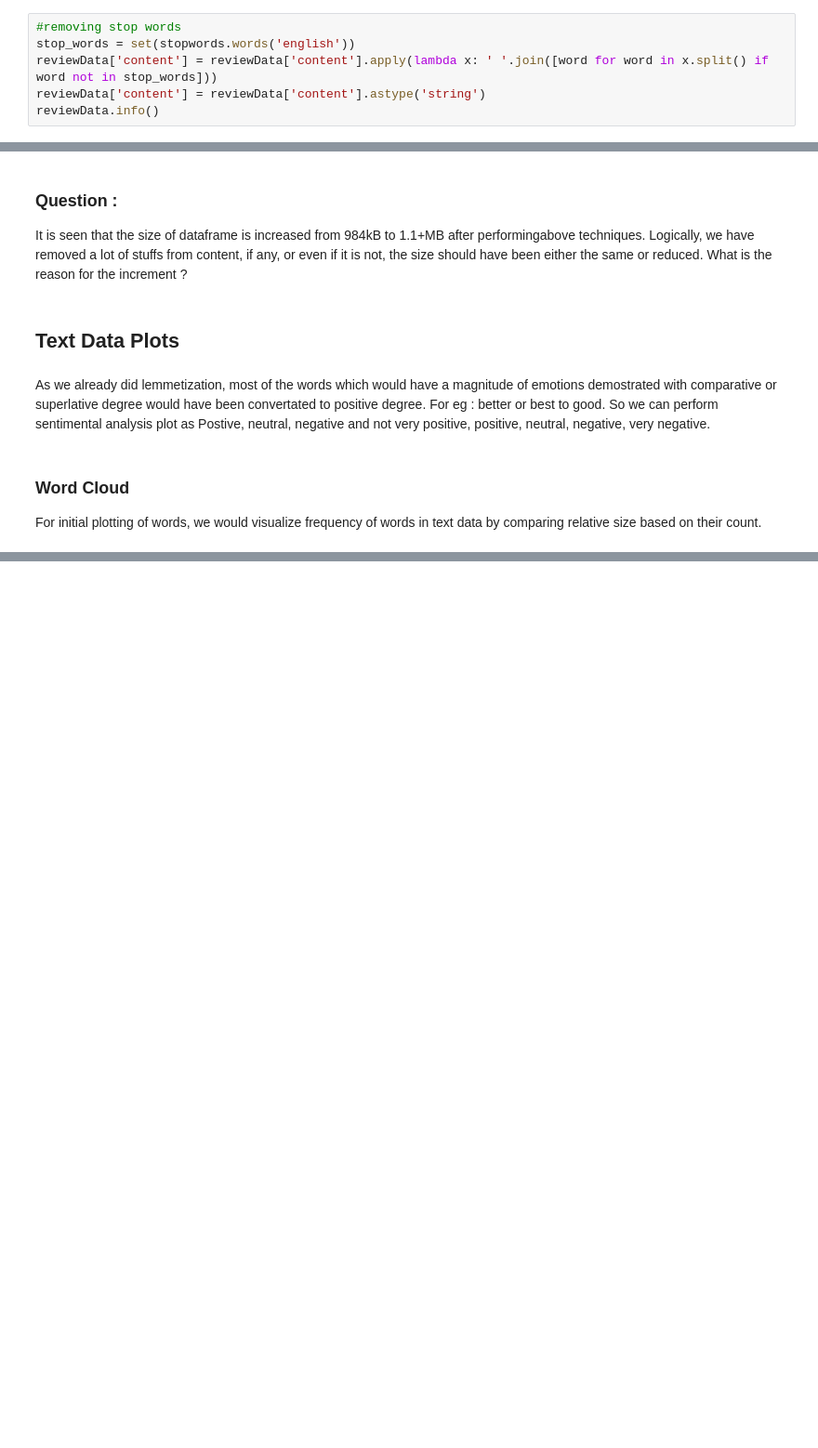
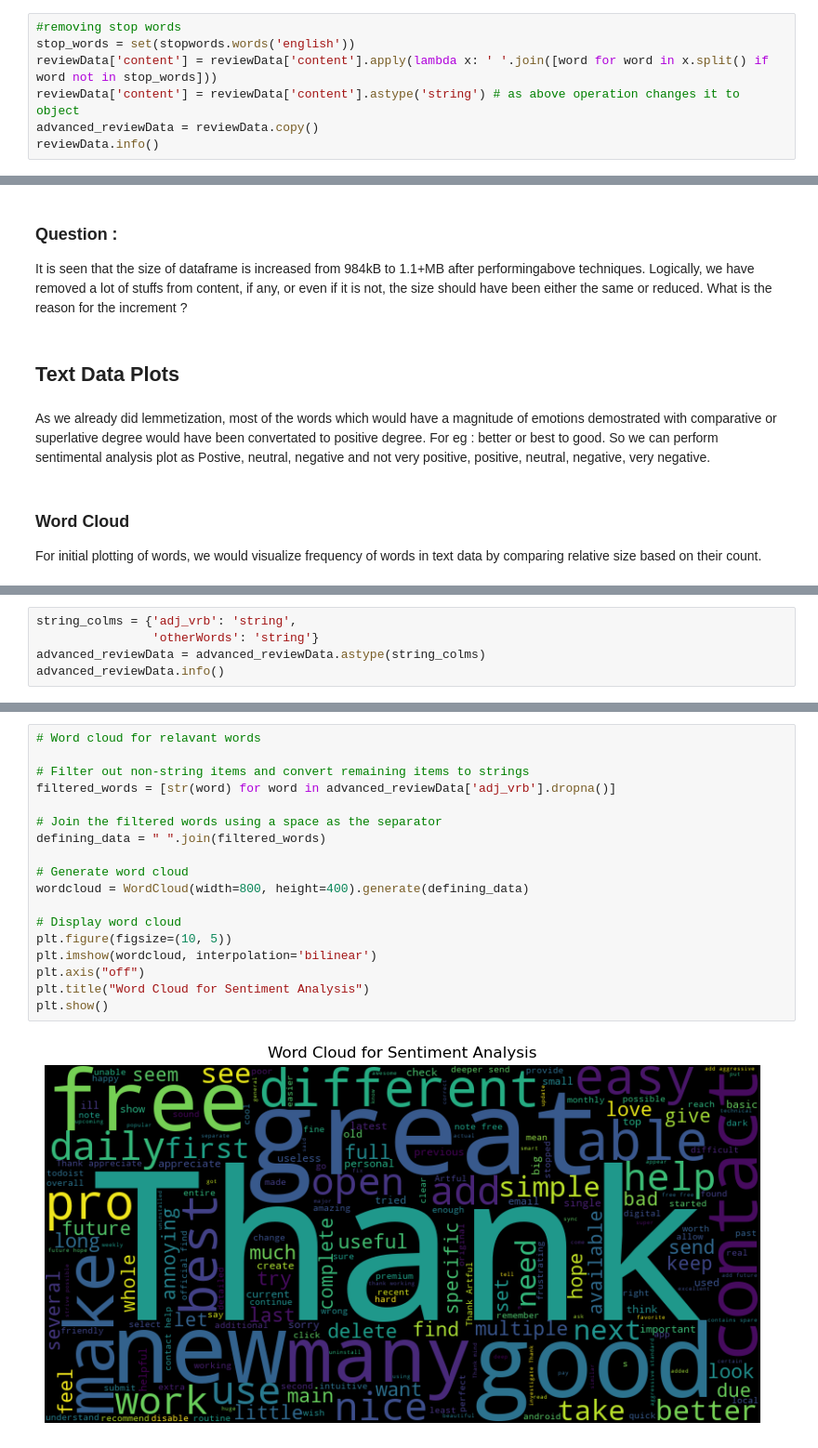
Before and after one commit to springboardmentor112/SentimentAnalysis-TextClassification, a Jupyter notebook: sentimentAnalysis.ipynb, the cells around one changed output, grey strips where cells are left out. Shown at 93% size. Saved outputs shown, nothing was run; the diff lists cells and outputs as text; blank space fills up the shorter version.

Commit message:
Further Fine tuning Analysis

```diff
--- a/sentimentAnalysis.ipynb
+++ b/sentimentAnalysis.ipynb
@@ -472,7 +256,8 @@ memory usage: 1.1 MB
 #removing stop words
 stop_words = set(stopwords.words('english'))
 reviewData['content'] = reviewData['content'].apply(lambda x: ' '.join([word for word in x.split() if word not in stop_words]))
-reviewData['content'] = reviewData['content'].astype('string')
+reviewData['content'] = reviewData['content'].astype('string') # as above operation changes it to object
+advanced_reviewData = reviewData.copy()
 reviewData.info()
 # %% [output]
 <class 'pandas.core.frame.DataFrame'>
@@ -987,0 +766,5 @@ So, nothing to my surprise, all of these applications have a **positive sentimen
+# %%
+string_colms = {'adj_vrb': 'string',
+                'otherWords': 'string'}
+advanced_reviewData = advanced_reviewData.astype(string_colms)
+advanced_reviewData.info()
@@ -987,0 +791,20 @@ So, nothing to my surprise, all of these applications have a **positive sentimen
+# %%
+# Word cloud for relavant words
+
+# Filter out non-string items and convert remaining items to strings
+filtered_words = [str(word) for word in advanced_reviewData['adj_vrb'].dropna()]
+
+# Join the filtered words using a space as the separator
+defining_data = " ".join(filtered_words)
+
+# Generate word cloud
+wordcloud = WordCloud(width=800, height=400).generate(defining_data)
+
+# Display word cloud
+plt.figure(figsize=(10, 5))
+plt.imshow(wordcloud, interpolation='bilinear')
+plt.axis("off")
+plt.title("Word Cloud for Sentiment Analysis")
+plt.show()
+# %% [output]
+[figure, added]
```
Also changed, not shown: parts of 92 cells of this notebook.
